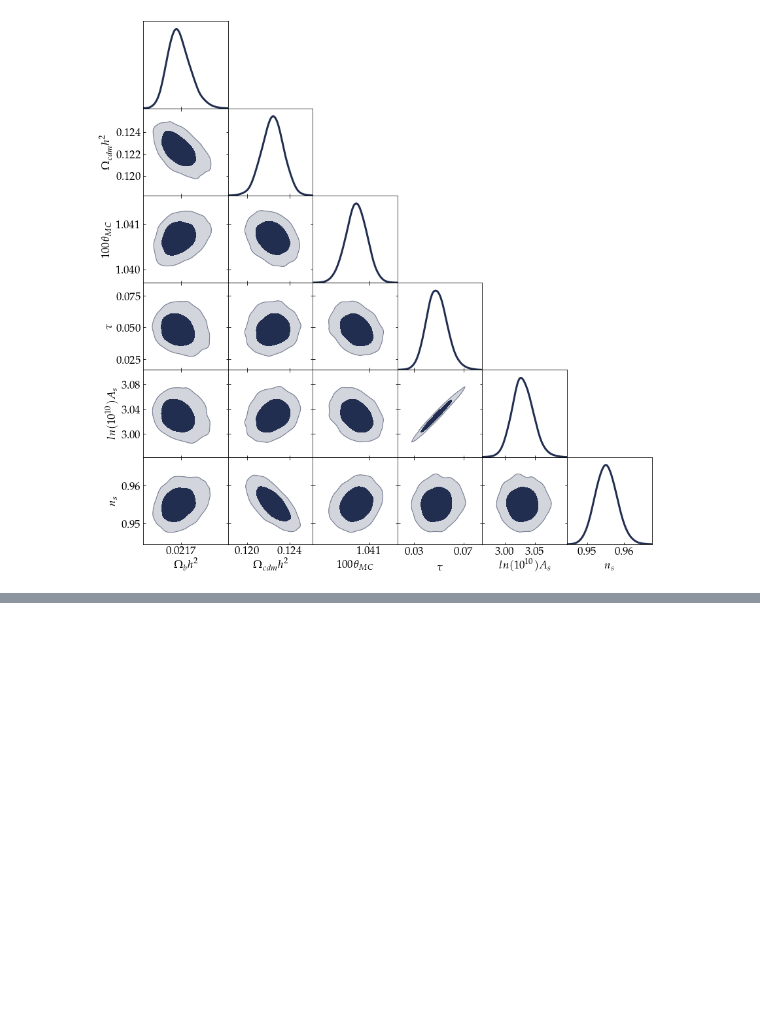
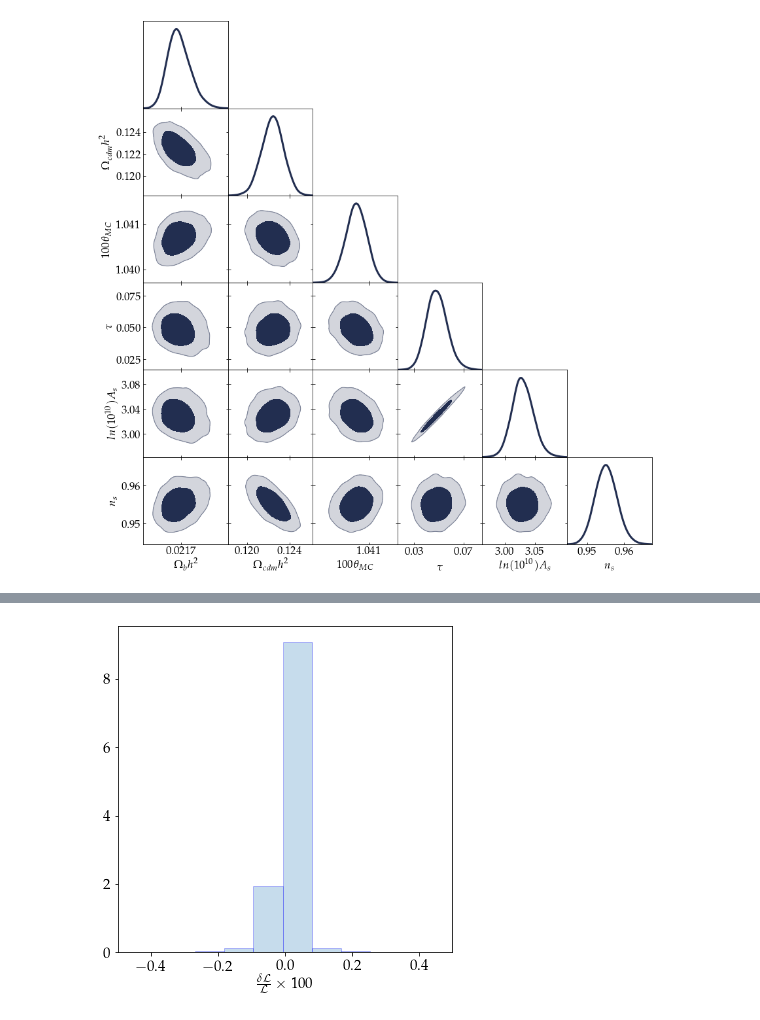
Before and after one commit to Harry45/emuplanck, a Jupyter notebook: playground.ipynb, the cells around one changed output, grey strips where cells are left out. Saved outputs shown, nothing was run; the diff lists cells and outputs as text; code cells hidden in the pictures; blank space fills up the shorter version.

```diff
--- a/playground.ipynb
+++ b/playground.ipynb
@@ -759,0 +804,12 @@ plt.show()
+# %%
+acc_2500 = pickle_load('accuracies', 'acc_2500')
+# %%
+plt.figure(figsize=(6,6))
+plt.hist(acc_2500*100, density=True, bins = 20, edgecolor = 'b', alpha = 0.25)
+plt.xlabel(r'$\frac{\delta\mathcal{L}}{\mathcal{L}} \times 100$', fontsize = fontSize)
+plt.tick_params(axis='x', labelsize=fontSize)
+plt.tick_params(axis='y', labelsize=fontSize)
+plt.xlim(-0.5, 0.5)
+plt.show()
+# %% [output]
+[figure, added]
```
Also changed, not shown: parts of 39 cells of this notebook, 15 other files.
